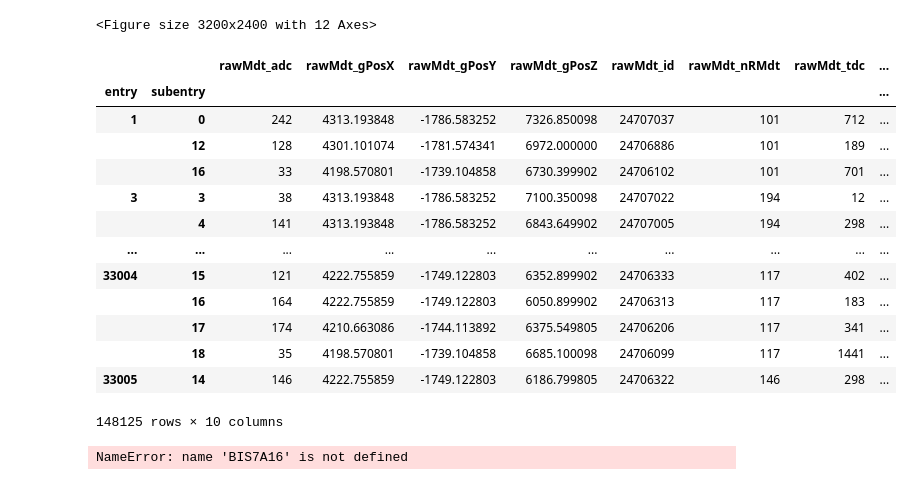
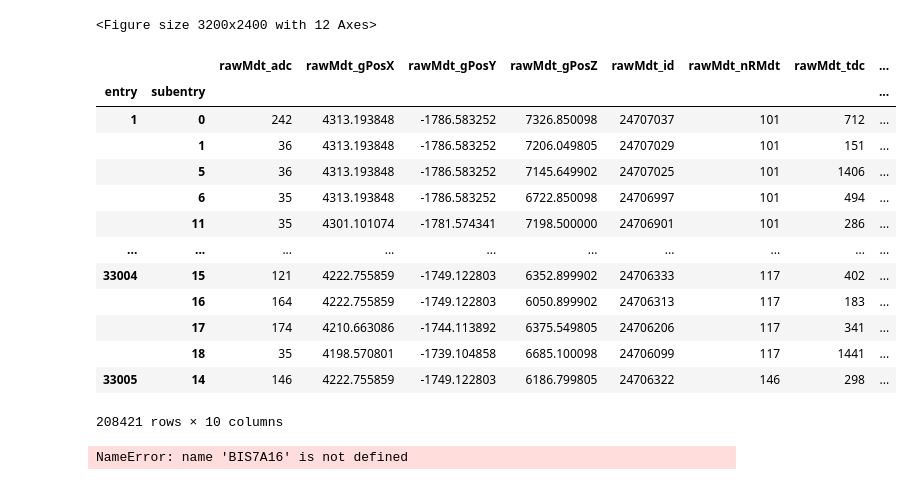
Before and after one commit to ppriyanka8/ATLAS, a Jupyter notebook: BIS7A16.ipynb, the cells around one changed output. Cells and saved outputs as stored; diff of their text form; code cells hidden in the pictures.

Commit message:
Correctly filtered out noisy tubes

```diff
--- a/BIS7A16.ipynb
+++ b/BIS7A16.ipynb
@@ -270,7 +270,8 @@ plot_for_noise_rate(extracted_df_aftr_removing_noisy_tubes)
 noisy_tubes=extracted_df[extracted_df['Noise_rate']>20000]
 noisy_list=noisy_tubes['index']
 # tube_name_list=data(lambda x: )
-data.loc[data['Tube_ID'].isin(noisy_list)]
+noisy_tube_names=data.loc[data['Tube_ID'].isin(noisy_list)]
+noisy_tube_names
 # %% [output]
 |  | Tube Name | Noise Rate | Tube_ID |
 | 0 | BIS7A16-2-4-49 | 493554.980179 | 601 |
@@ -759,29 +767,23 @@ entry subentry
 ValueError: Image size of 3060x111675 pixels is too large. It must be less than 2^16 in each direction.
 <Figure size 3200x2400 with 12 Axes>
 # %%
-
-# df_raw_chamber_nr=df_raw_chamber.drop(df_raw_chamber.index[[x]] for x in noisy_tubes_index)
-# df_raw_chamber_nr
-for x in noisy_tubes:
-    # while df_raw_chamber.(df_raw_chamber[df_raw_chamber['rawMdt_tubeInfo']!=x]:
-        # df_raw_chamber_nr=
-    df_raw_chamber=df_raw_chamber.drop(df_raw_chamber[df_raw_chamber['rawMdt_tubeInfo']==x].index)
-df_raw_chamber
+df_raw_chamber_noisy_filtered=df_raw_chamber[~df_raw_chamber['rawMdt_tubeInfo'].isin(noisy_tube_names['Tube Name'])]
+df_raw_chamber_noisy_filtered
 # %% [output]
 |  |  | rawMdt_adc | rawMdt_gPosX | rawMdt_gPosY | rawMdt_gPosZ | rawMdt_id | rawMdt_nRMdt | rawMdt_tdc | ... |
 | entry | subentry |  |  |  |  |  |  |  | ... |
 | 1 | 0 | 242 | 4313.193848 | -1786.583252 | 7326.850098 | 24707037 | 101 | 712 | ... |
-|  | 12 | 128 | 4301.101074 | -1781.574341 | 6972.000000 | 24706886 | 101 | 189 | ... |
-|  | 16 | 33 | 4198.570801 | -1739.104858 | 6730.399902 | 24706102 | 101 | 701 | ... |
-| 3 | 3 | 38 | 4313.193848 | -1786.583252 | 7100.350098 | 24707022 | 194 | 12 | ... |
-|  | 4 | 141 | 4313.193848 | -1786.583252 | 6843.649902 | 24707005 | 194 | 298 | ... |
+|  | 1 | 36 | 4313.193848 | -1786.583252 | 7206.049805 | 24707029 | 101 | 151 | ... |
+|  | 5 | 36 | 4313.193848 | -1786.583252 | 7145.649902 | 24707025 | 101 | 1406 | ... |
+|  | 6 | 35 | 4313.193848 | -1786.583252 | 6722.850098 | 24706997 | 101 | 494 | ... |
+|  | 11 | 35 | 4301.101074 | -1781.574341 | 7198.500000 | 24706901 | 101 | 286 | ... |
 | ... | ... | ... | ... | ... | ... | ... | ... | ... | ... |
 | 33004 | 15 | 121 | 4222.755859 | -1749.122803 | 6352.899902 | 24706333 | 117 | 402 | ... |
 |  | 16 | 164 | 4222.755859 | -1749.122803 | 6050.899902 | 24706313 | 117 | 183 | ... |
 |  | 17 | 174 | 4210.663086 | -1744.113892 | 6375.549805 | 24706206 | 117 | 341 | ... |
 |  | 18 | 35 | 4198.570801 | -1739.104858 | 6685.100098 | 24706099 | 117 | 1441 | ... |
 | 33005 | 14 | 146 | 4222.755859 | -1749.122803 | 6186.799805 | 24706322 | 146 | 298 | ... |
-148125 rows × 10 columns
+208421 rows × 10 columns
 # %%
 #plot after removing noise
 def plotHitMap_after_noise(chamber):
```
Also changed, not shown: parts of 5 cells of this notebook.
